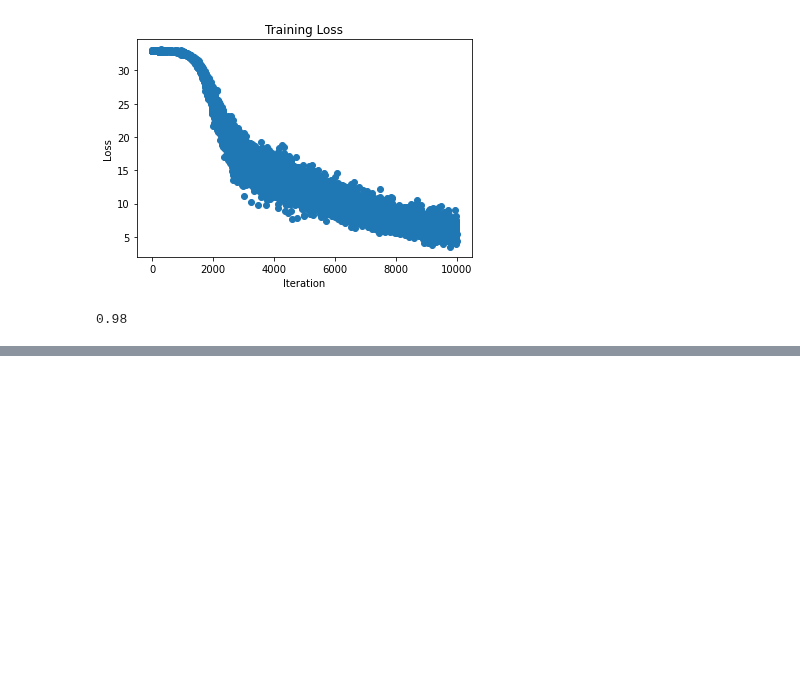
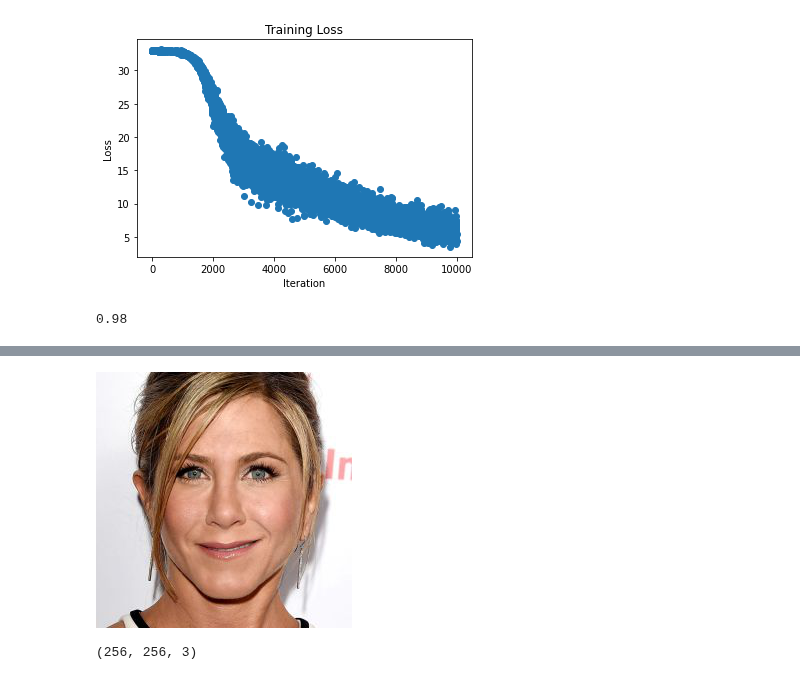
Before and after one commit to ywchiu/tibamedl, a Jupyter notebook: Demo20200321.ipynb, the cells around one changed output, grey strips where cells are left out. Saved outputs shown, nothing was run; the diff lists cells and outputs as text; code cells hidden in the pictures; blank space fills up the shorter version.

```diff
--- a/Demo20200321.ipynb
+++ b/Demo20200321.ipynb
@@ -636,0 +652,6 @@ accuracy_score(iris.target, predicted)
+# %%
+from PIL import Image
+img = Image.open('dc5r41ei2dcgwkyyoza3.jpg')
+img
+# %% [output]
+[figure, added]
@@ -636,0 +661,4 @@ accuracy_score(iris.target, predicted)
+# %%
+im.shape
+# %% [output]
+(256, 256, 3)
```
Also changed, not shown: parts of 31 cells of this notebook.
